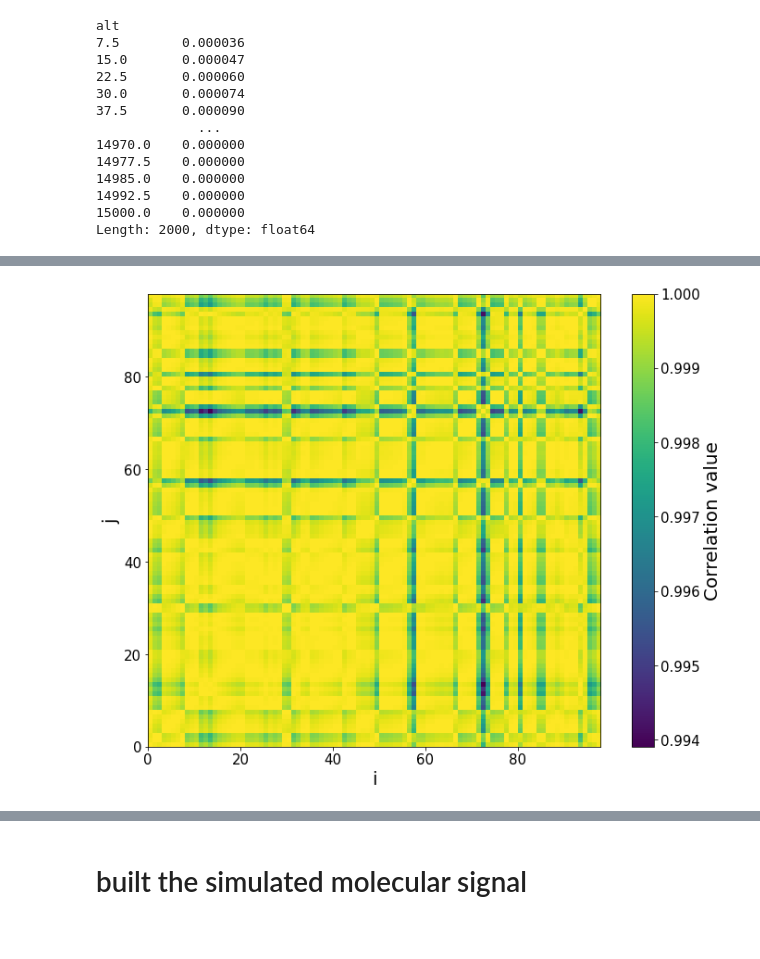
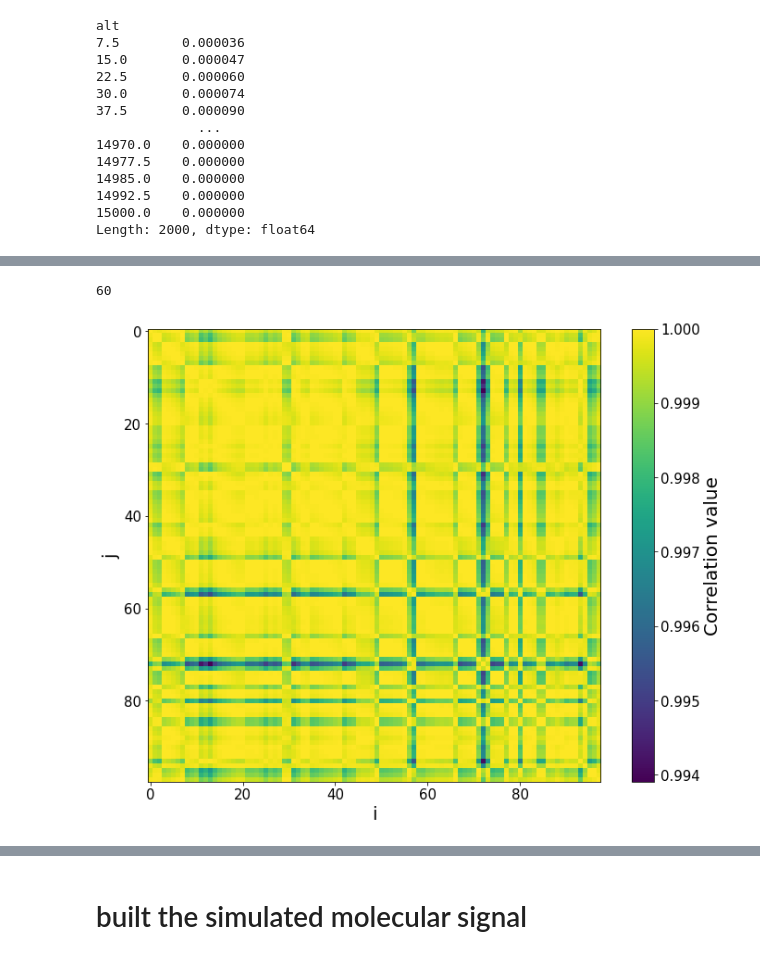
Before and after one commit to hmjbarbosa/RMlicelPython, a Jupyter notebook: Rotina.ipynb, the cells around one changed output, grey strips where cells are left out. Drawn from its saved outputs; the diff is of its cells as text; code cells hidden in the pictures.

```diff
--- a/Rotina.ipynb
+++ b/Rotina.ipynb
@@ -71,0 +98,3 @@ for filename in os.listdir(directory)[initial:final]:
+# %%
+n_files = len(files)
+n_files
@@ -71,0 +236,19 @@ for filename in os.listdir(directory)[initial:final]:
+# %%
+################
+
+initial = 600
+final = initial + 30             # Tomando medias de 30 minutos
+
+data = np.zeros((array_size, final - initial))
+cont = 0
+
+files = os.listdir(directory)
+files.sort()                          # A lista tem que estar ordenada para as medias.
+
+for filename in files[initial:final]:
+    path = os.path.join(directory, filename)
+    read = profile_read(path)
+    data[:, cont] = read[1][:, 0]
+    phy = read[1]
+    cont += 1
+    #print(data)
@@ -109,4 +312,6 @@ s355
 Length: 4000, dtype: float64
+# %%
+alt = 7.5*(np.array(s355.index) + 1)
 # %% [markdown]
 # Applying corrections to signal data
 # %%
@@ -342,19 +551,23 @@ plt.show()
+# %%
+cont
+# %% [output]
+60
 # %%
 fig, ax = plt.subplots(figsize = (12,9))
 
-psm = ax.imshow(corr_matrix, origin='lower', extent=[0, N, 0, N])
+psm = ax.imshow(corr_matrix)
 
 cbar = fig.colorbar(psm, ax=ax, label = "Correlation value")
 cbar.ax.tick_params(labelsize=15)
 
 ax.set_xlabel("i", fontsize=20)
 
 ax.set_ylabel("j", fontsize=20)
 
 cbar.ax.tick_params(labelsize=15)
 
 ax.tick_params(labelsize=15)
 
 ax.figure.axes[-1].yaxis.label.set_size(20)
 # %% [output]
-[figure, old version]
+[figure, new version]
```
Also changed, not shown: parts of 46 cells of this notebook, 2 other files.
